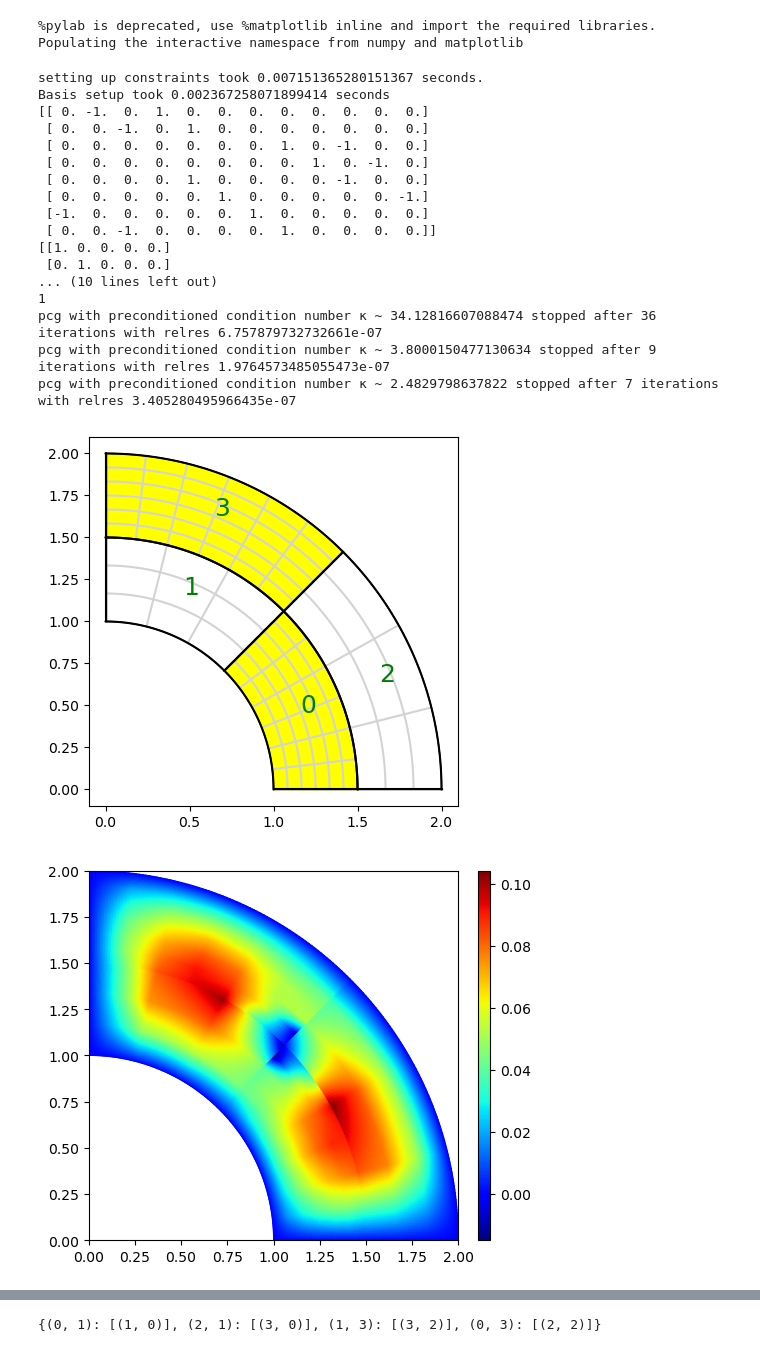
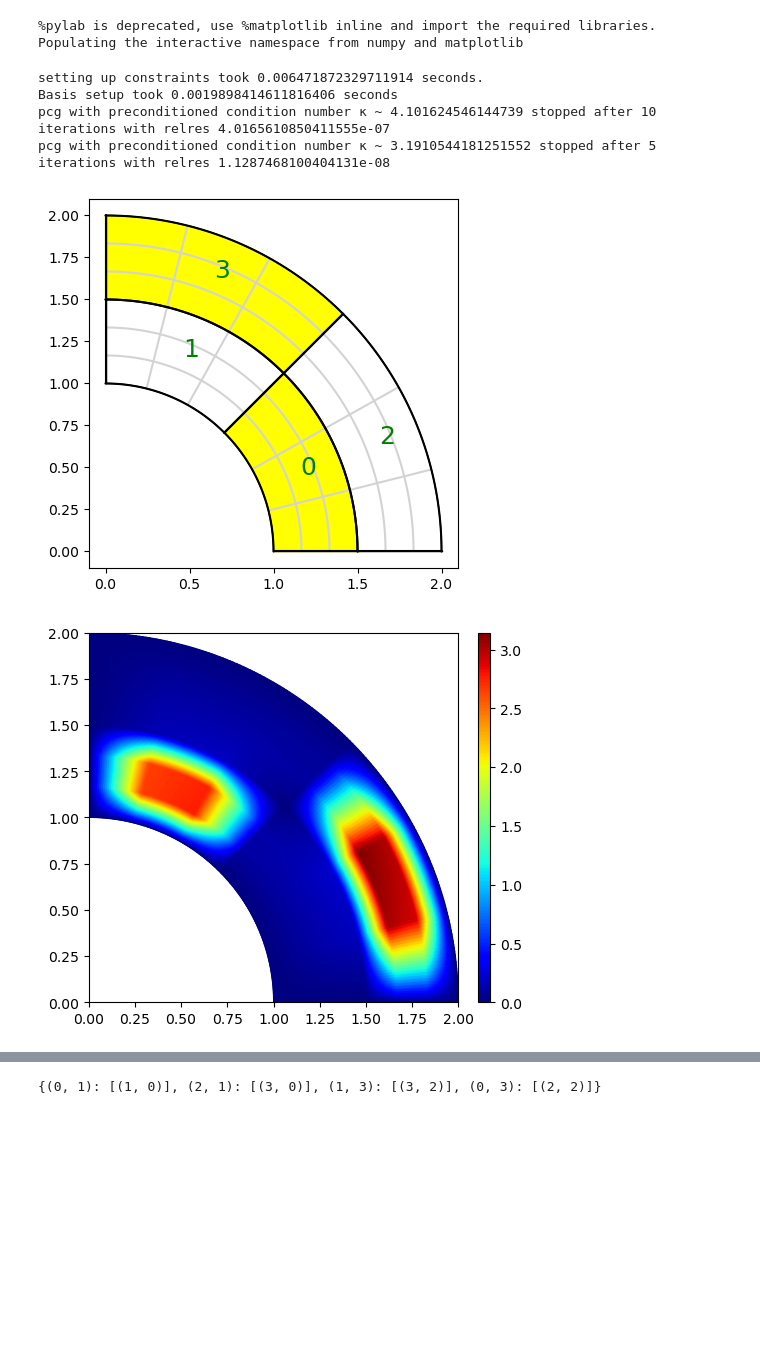
Before and after one commit to Stefan714/pyiga, a Jupyter notebook: notebooks/IETI2.ipynb, the cells around one changed output, grey strips where cells are left out. Cells and saved outputs as stored; diff of their text form; code cells hidden in the pictures; blank space fills up the shorter version.

```diff
--- a/notebooks/IETI2.ipynb
+++ b/notebooks/IETI2.ipynb
@@ -413,10 +421,10 @@ M.split_patch(1,axis=1);
 M.set_domain_id({1:{0,3}})
 
 #M.h_refine({1:-1,2:-1})
-M.h_refine({0:-1,3:-1})
+#M.h_refine({0:-1,3:-1})
 
-f={0:lambda x,y: 1., 1:lambda x,y: 1.}
-a = {0:1.,1:1.}
+f={0:lambda x,y: 100., 1:lambda x,y: 100.}
+a = {0:1.,1:100.}
 dir_data = {0:0}
 
 M.draw(knots=1, patch_idx=1, color={0:"white", 1:"yellow"})
@@ -425,56 +433,45 @@ MP = assemble.Multipatch(M, automatch=True)
 IMap = IetiMapper(M, dir_data)
 A, RHS = IMap.assemble(a,f)
 N = [a.shape[0] for a in A]
-B = IMap.ConstraintMatrices(redundant=False)
+B = IMap.ConstraintMatrices(redundant=True)
 
 P = ScaledDirichletPreconditioner(A, B, IMap)
 
 primal = PrimalSystem(IMap.nodes_as_primals())
 A, B, RHS = primal.incorporate_PrimalConstraints(A, B, RHS, IMap)
 loc_solver = primal.compute_PrimalBasis(A, B, RHS)
 A.append(primal.A_prim), B.append(primal.B_prim), RHS.append(primal.RHS_prim),
 loc_solver.append(solvers.make_solver(primal.A_prim, spd=True, symmetric=True)), N.append(primal.A_prim.shape[0])
 
 I = IetiSystem(A, B, RHS, N, loc_solver)
 F, b = I.SchurComplement(), I.RHSforSchurComplement()
 
 F_mat = F@np.eye(F.shape[0])
 
 lam0, it, min_eig, max_eig, r = solvers.pcg(F, b, x0=None, maxiter=200, P=1, output=True, rtol=1e-6, atol=1e-12)
 
 P.setupMultiplicityScaling()
 lam1, it, min_eig, max_eig, r = solvers.pcg(F, b, x0=None, maxiter=200, P=P.prec(), output=True, rtol=1e-6, atol=1e-12)
 
-P.setupSelectionScaling()
-lam2, it, min_eig, max_eig, r = solvers.pcg(F, b, x0=None, maxiter=200, P=P.prec(), output=True, rtol=1e-6, atol=1e-12)
+# P.setupSelectionScaling(a)
+# lam2, it, min_eig, max_eig, r = solvers.pcg(F, b, x0=None, maxiter=200, P=P.prec(), output=True, rtol=1e-6, atol=1e-12)
 
 
 u_delta = I.constructSolutionFromLagrangeMultipliers(lam0)[:-1]
 u_prim =primal.PrimalSolution(I.constructSolutionFromLagrangeMultipliers(lam0)[-1])
-#u = I.constructSolutionFromLagrangeMultipliers(lam0)[:-1]
+#u = primal.distributePrimalSolution(I.constructSolutionFromLagrangeMultipliers(lam0))
+
 u_delta = np.concatenate([IMap.BCRestr[p].complete(u) for p,u in enumerate(u_delta)])
 u_prim = np.concatenate([IMap.BCRestr[p].complete(u) for p,u in enumerate(u_prim)])
+#u = np.concatenate([IMap.BCRestr[p].complete(u) for p,u in enumerate(u)])
 
 MP.plot(u_delta)
 MP.plot(u_prim)
 MP.plot(u_delta+u_prim)
 # %% [output]
-setting up constraints took 0.007151365280151367 seconds.
-Basis setup took 0.002367258071899414 seconds
-[[ 0. -1.  0.  1.  0.  0.  0.  0.  0.  0.  0.  0.]
- [ 0.  0. -1.  0.  1.  0.  0.  0.  0.  0.  0.  0.]
- [ 0.  0.  0.  0.  0.  0.  0.  1.  0. -1.  0.  0.]
- [ 0.  0.  0.  0.  0.  0.  0.  0.  1.  0. -1.  0.]
- [ 0.  0.  0.  0.  1.  0.  0.  0.  0. -1.  0.  0.]
- [ 0.  0.  0.  0.  0.  1.  0.  0.  0.  0.  0. -1.]
- [-1.  0.  0.  0.  0.  0.  1.  0.  0.  0.  0.  0.]
- [ 0.  0. -1.  0.  0.  0.  0.  1.  0.  0.  0.  0.]]
-[[1. 0. 0. 0. 0.]
- [0. 1. 0. 0. 0.]
-... (10 lines left out)
-1
-pcg with preconditioned condition number κ ~ 34.12816607088474 stopped after 36 iterations with relres 6.757879732732661e-07
-pcg with preconditioned condition number κ ~ 3.8000150477130634 stopped after 9 iterations with relres 1.9764573485055473e-07
-pcg with preconditioned condition number κ ~ 2.4829798637822 stopped after 7 iterations with relres 3.405280495966435e-07
+setting up constraints took 0.006471872329711914 seconds.
+Basis setup took 0.0019898414611816406 seconds
+pcg with preconditioned condition number κ ~ 4.101624546144739 stopped after 10 iterations with relres 4.0165610850411555e-07
+pcg with preconditioned condition number κ ~ 3.1910544181251552 stopped after 5 iterations with relres 1.1287468100404131e-08
-[figure, old version]
+[figure, new version]
-[figure, old version]
+[figure, new version]
```
Also changed, not shown: parts of 9 cells of this notebook.
